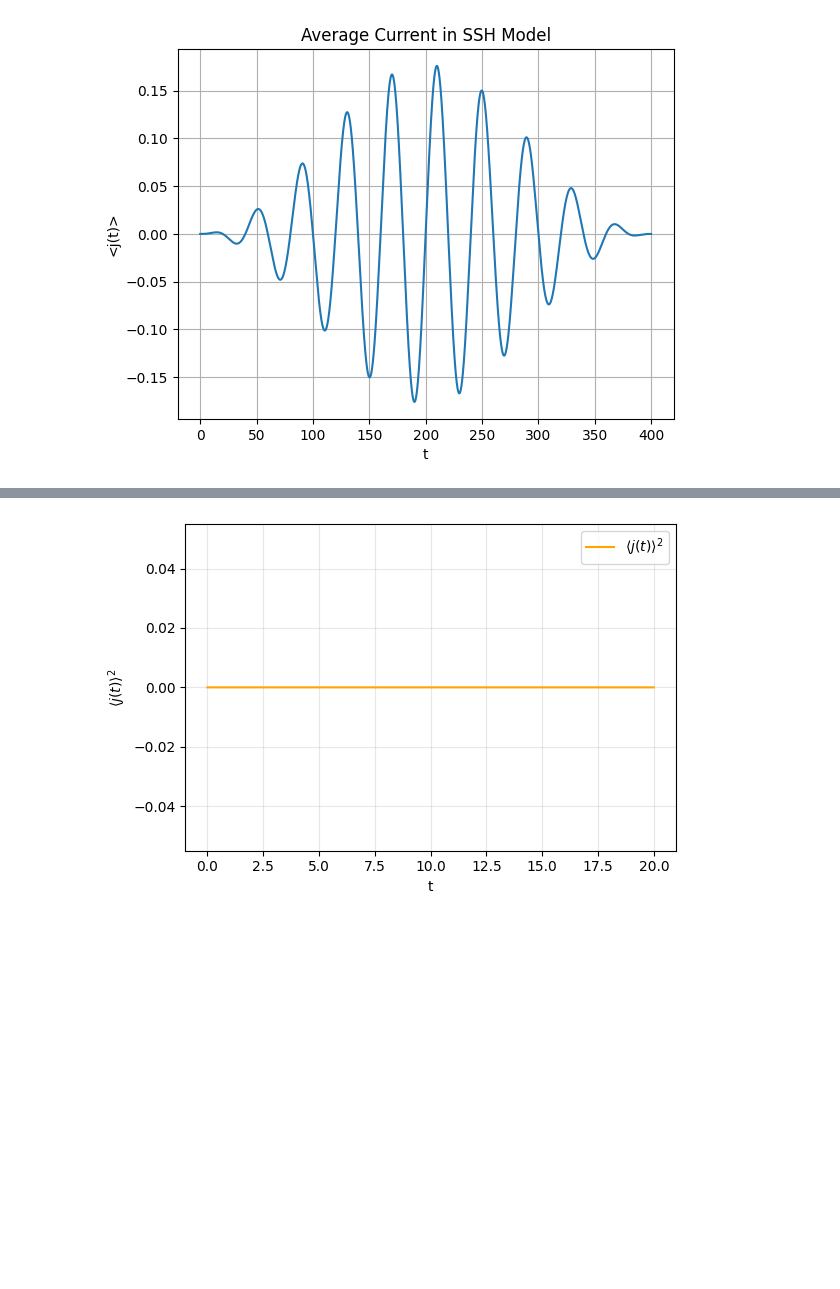
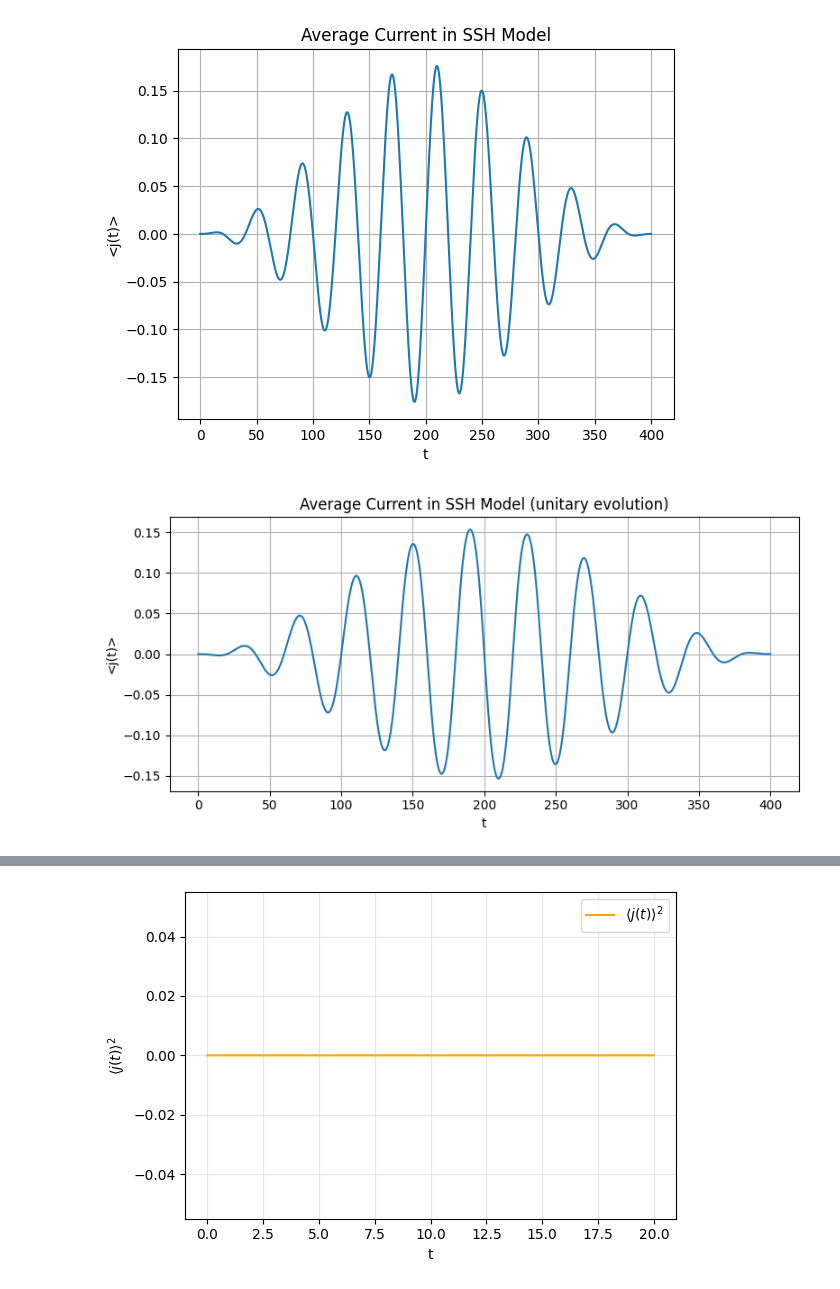
Before and after one commit to ALESSANDRIAZ/UTS_code.examples, a Jupyter notebook: Average Current.ipynb, the cells around one changed output, grey strips where cells are left out. Drawn from its saved outputs; the diff is of its cells as text; code cells hidden in the pictures; blank space fills up the shorter version.

```diff
--- a/Average Current.ipynb
+++ b/Average Current.ipynb
@@ -86,6 +86,96 @@ plt.grid(True)
 plt.show()
 # %% [output]
 [figure]
+# %%
+import numpy as np
+import matplotlib.pyplot as plt
+from tqdm import tqdm
+import scipy.linalg as sla
+
+# Parameters
+t1, t2 = 2.0, 1.0
+A0 = 0.5
+Nc = 10
+omega0 = np.pi / (2 * Nc)
+dt = 0.001
+Nk = 251
+dk = 2 * np.pi / Nk
+k_values = np.linspace(-np.pi, np.pi, Nk, endpoint=False)
+
+T = 2 * np.pi * Nc / omega0
+Nt = int(np.round(T / dt))
+
+# Initial density matrix (same for each k) -- occupation of lower band
+rho0 = np.array([[0, 0],
+                 [0, 1]], dtype=complex)
+rho_k = np.tile(rho0, (Nk, 1, 1)).astype(complex)
+
+# Field
+def A_t(t):
+    return A0 * np.sin(omega0 * t) * (np.sin(omega0 * t / (2 * Nc)))**2
+
+# Hamiltonian in eigenbasis (analytic form)
+def H_elements(k, At):
+    denom = np.sqrt(t1**2 + t2**2 + 2*t1*t2*np.cos(k))
+    Hpp = (t2**2*np.cos(At) + t1**2 + t1*t2*(np.cos(k) + np.cos(k - At))) / denom
+    Hmm = -Hpp
+    # off-diagonal element (complex). Ensure Hermiticity Hmp = conj(Hpm)
+    Hpm = 1j * t2 * (t2 * np.sin(At) + t1 * (np.sin(k) - np.sin(k - At))) / denom
+    Hmp = np.conj(Hpm)
+    return np.array([[Hpp, Hpm],
+                     [Hmp, Hmm]], dtype=complex)
+
+# Current operator (analytic derivatives) — check if At affects these derivatives in your model
+def current_operator(k, At):
+    denom = np.sqrt(t1**2 + t2**2 + 2*t1*t2*np.cos(k))
+    dHpp = -t1 * t2 * np.sin(k) / denom
+    dHmm = -dHpp
+    dHpm = 1j * t1 * t2 * np.cos(k) / denom
+    dHmp = np.conj(dHpm)
+    return np.array([[dHpp, dHpm],
+                     [dHmp, dHmm]], dtype=complex)
+
+# Commutator (kept for clarity; not used for evolution with U)
+def commutator(A, B):
+    return A @ B - B @ A
+
+# Time evolution using unitary propagator via eigen decomposition
+avg_current = []
+
+for n in tqdm(range(Nt), desc="Evolving in time"):
+    t = n * dt
+    At = A_t(t)
+    j_total = 0.0
+
+    for i, k in enumerate(k_values):
+        H = H_elements(k, At)
+
+        # Diagonalize H (Hermitian) and build U = V diag(exp(-i E dt)) V^dagger
+        # This is faster / more stable than computing expm(H) every step.
+        evals, evecs = np.linalg.eigh(H)
+        U = evecs @ np.diag(np.exp(-1j * evals * dt)) @ evecs.conj().T
+
+        # Propagate density matrix unitarily: rho -> U rho U^\dagger
+        rho_k[i] = U @ rho_k[i] @ U.conj().T
+
+        # compute current expectation
+        J = current_operator(k, At)
+        j_total += np.trace(J @ rho_k[i]).real * dk / (2*np.pi)
+
+    avg_current.append(j_total)
+
+# Plot
+time = np.linspace(0, T, Nt)
+plt.figure(figsize=(8,4))
+plt.plot(time, avg_current)
+plt.xlabel("t")
+plt.ylabel("<j(t)>")
+plt.title("Average Current in SSH Model (unitary evolution)")
+plt.grid(True)
+plt.tight_layout()
+plt.show()
+# %% [output]
+[figure, added]
 # %%
 import numpy as np
 import matplotlib.pyplot as plt
```
Also changed, not shown: parts of 1 cell of this notebook, 1 other file.
